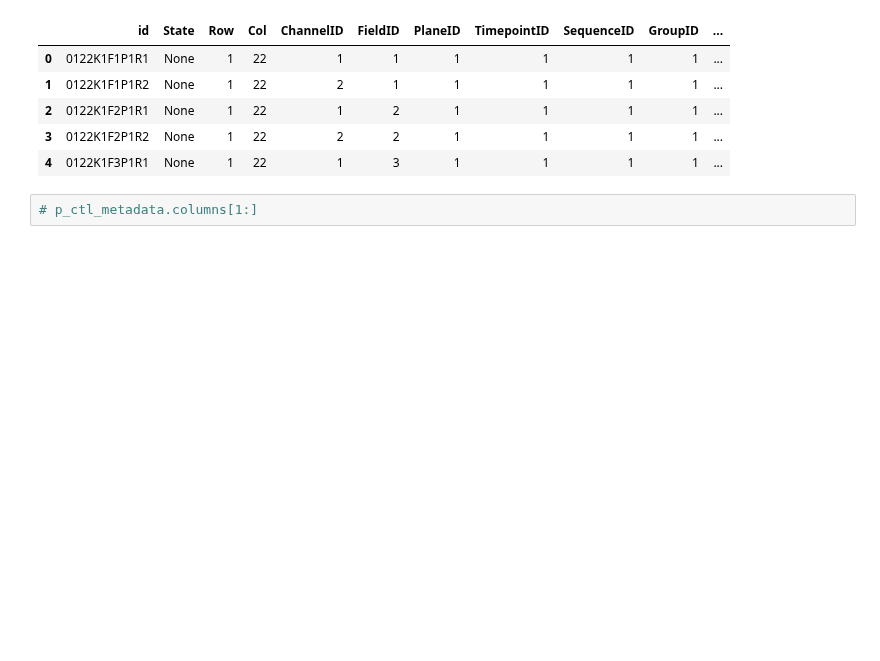
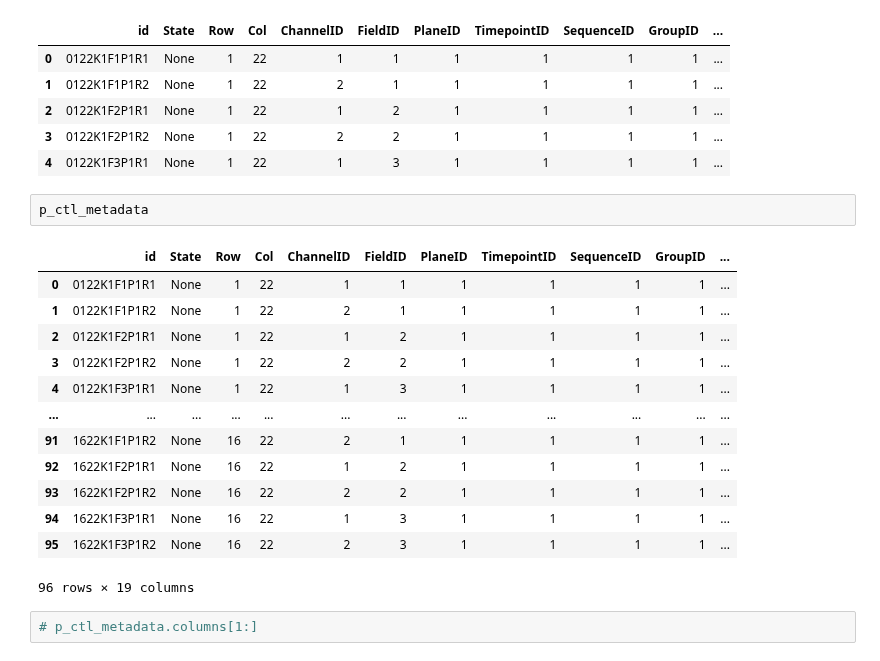
Before and after one commit to worldteacher-global/UMM-Discovery, a Jupyter notebook: Data_wrangle.ipynb, the cells around one changed output. Drawn from its saved outputs; the diff is of its cells as text; blank space fills up the shorter version.

Commit message:
added channel ID piviot and created that data

```diff
--- a/Data_wrangle.ipynb
+++ b/Data_wrangle.ipynb
@@ -220,6 +214,22 @@ p_ctl_metadata.head()
 | 2 | 0122K1F2P1R1 | None | 1 | 22 | 1 | 2 | 1 | 1 | 1 | 1 | ... |
 | 3 | 0122K1F2P1R2 | None | 1 | 22 | 2 | 2 | 1 | 1 | 1 | 1 | ... |
 | 4 | 0122K1F3P1R1 | None | 1 | 22 | 1 | 3 | 1 | 1 | 1 | 1 | ... |
+# %%
+p_ctl_metadata
+# %% [output]
+|  | id | State | Row | Col | ChannelID | FieldID | PlaneID | TimepointID | SequenceID | GroupID | ... |
+| 0 | 0122K1F1P1R1 | None | 1 | 22 | 1 | 1 | 1 | 1 | 1 | 1 | ... |
+| 1 | 0122K1F1P1R2 | None | 1 | 22 | 2 | 1 | 1 | 1 | 1 | 1 | ... |
+| 2 | 0122K1F2P1R1 | None | 1 | 22 | 1 | 2 | 1 | 1 | 1 | 1 | ... |
+| 3 | 0122K1F2P1R2 | None | 1 | 22 | 2 | 2 | 1 | 1 | 1 | 1 | ... |
+| 4 | 0122K1F3P1R1 | None | 1 | 22 | 1 | 3 | 1 | 1 | 1 | 1 | ... |
+| ... | ... | ... | ... | ... | ... | ... | ... | ... | ... | ... | ... |
+| 91 | 1622K1F1P1R2 | None | 16 | 22 | 2 | 1 | 1 | 1 | 1 | 1 | ... |
+| 92 | 1622K1F2P1R1 | None | 16 | 22 | 1 | 2 | 1 | 1 | 1 | 1 | ... |
+| 93 | 1622K1F2P1R2 | None | 16 | 22 | 2 | 2 | 1 | 1 | 1 | 1 | ... |
+| 94 | 1622K1F3P1R1 | None | 16 | 22 | 1 | 3 | 1 | 1 | 1 | 1 | ... |
+| 95 | 1622K1F3P1R2 | None | 16 | 22 | 2 | 3 | 1 | 1 | 1 | 1 | ... |
+96 rows × 19 columns
 # %%
 # p_ctl_metadata.columns[1:]
 # %%
```
Also changed, not shown: parts of 10 cells of this notebook, 3 other files.
